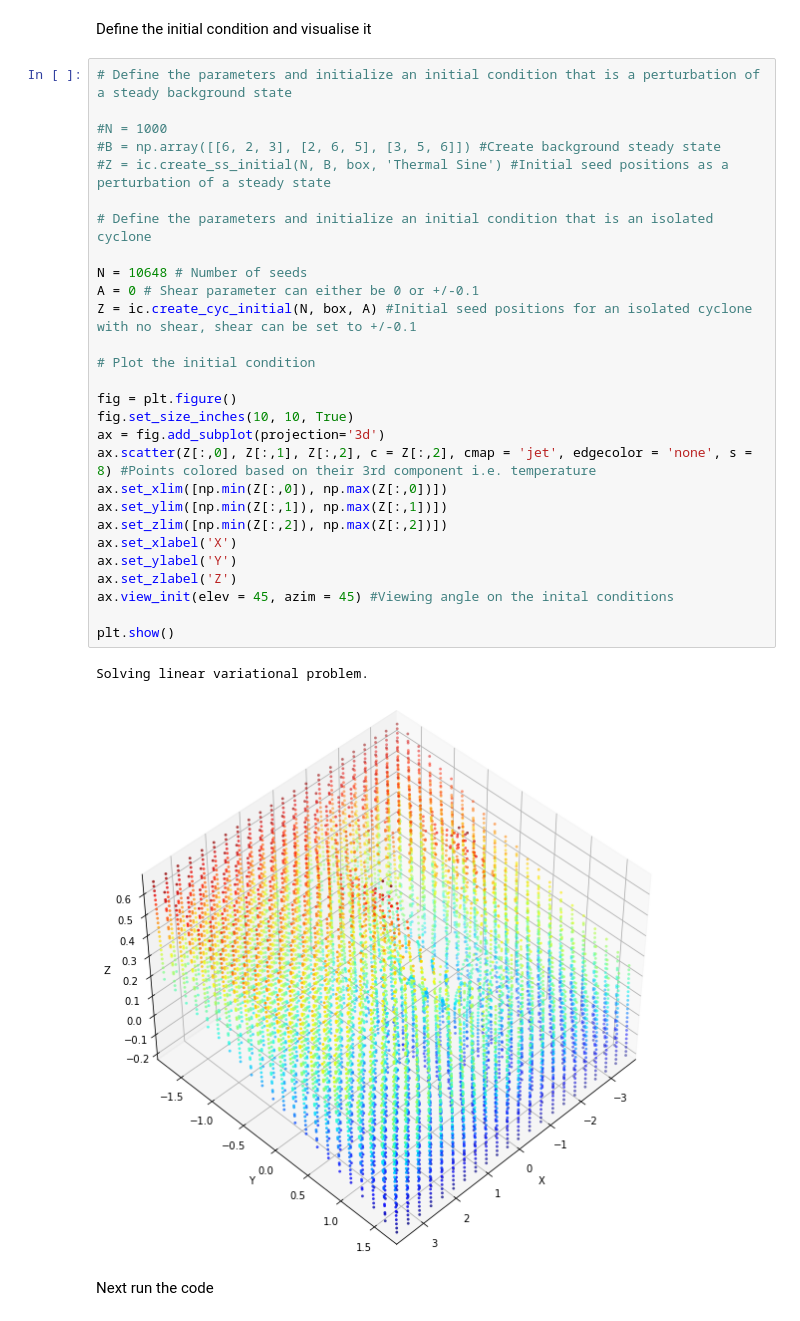
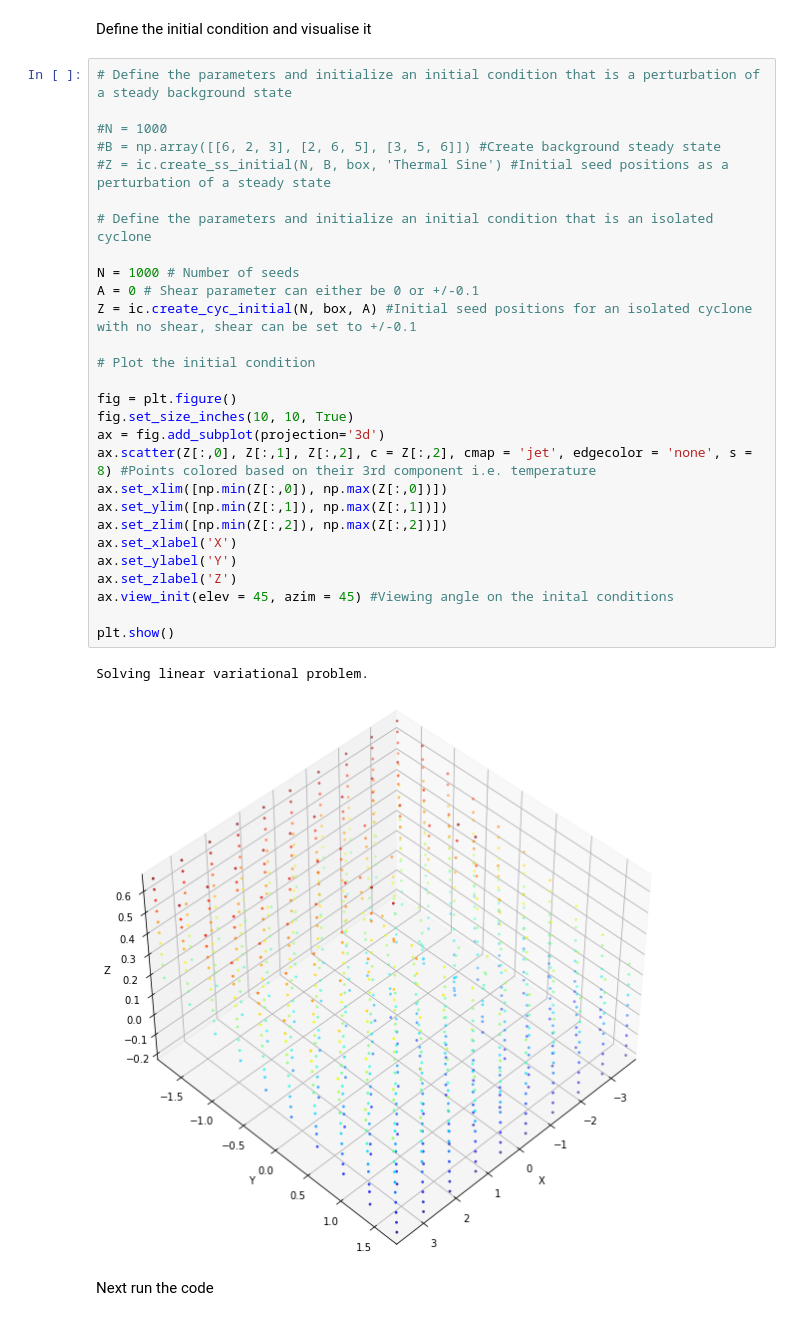
Before and after one commit to thelavier/3DIncompressibleSG, a Jupyter notebook: RunCode.ipynb, the cells around one changed output. Saved outputs shown, nothing was run; the diff lists cells and outputs as text.

```diff
--- a/RunCode.ipynb
+++ b/RunCode.ipynb
@@ -27,34 +27,34 @@ Define the initial condition and visualise it
 # %%
 # Define the parameters and initialize an initial condition that is a perturbation of a steady background state
 
 #N = 1000
 #B = np.array([[6, 2, 3], [2, 6, 5], [3, 5, 6]]) #Create background steady state
 #Z = ic.create_ss_initial(N, B, box, 'Thermal Sine') #Initial seed positions as a perturbation of a steady state
 
 # Define the parameters and initialize an initial condition that is an isolated cyclone
 
-N = 10648 # Number of seeds
+N = 1000 # Number of seeds
 A = 0 # Shear parameter can either be 0 or +/-0.1
 Z = ic.create_cyc_initial(N, box, A) #Initial seed positions for an isolated cyclone with no shear, shear can be set to +/-0.1
 
 # Plot the initial condition
 
 fig = plt.figure()
 fig.set_size_inches(10, 10, True)
 ax = fig.add_subplot(projection='3d')
 ax.scatter(Z[:,0], Z[:,1], Z[:,2], c = Z[:,2], cmap = 'jet', edgecolor = 'none', s = 8) #Points colored based on their 3rd component i.e. temperature
 ax.set_xlim([np.min(Z[:,0]), np.max(Z[:,0])])
 ax.set_ylim([np.min(Z[:,1]), np.max(Z[:,1])])
 ax.set_zlim([np.min(Z[:,2]), np.max(Z[:,2])])
 ax.set_xlabel('X')
 ax.set_ylabel('Y')
 ax.set_zlabel('Z')
 ax.view_init(elev = 45, azim = 45) #Viewing angle on the inital conditions
 
 plt.show()
 # %% [output]
 Solving linear variational problem.
-[figure, old version]
+[figure, new version]
 # %% [markdown]
 Next run the code
 # %%
```
Also changed, not shown: parts of 2 cells of this notebook, 6 other files.
